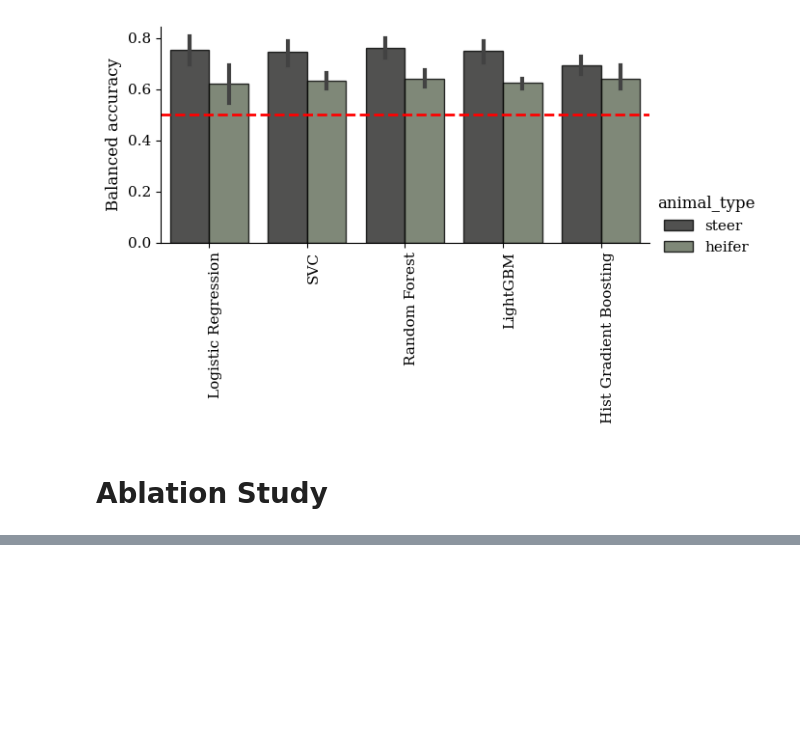
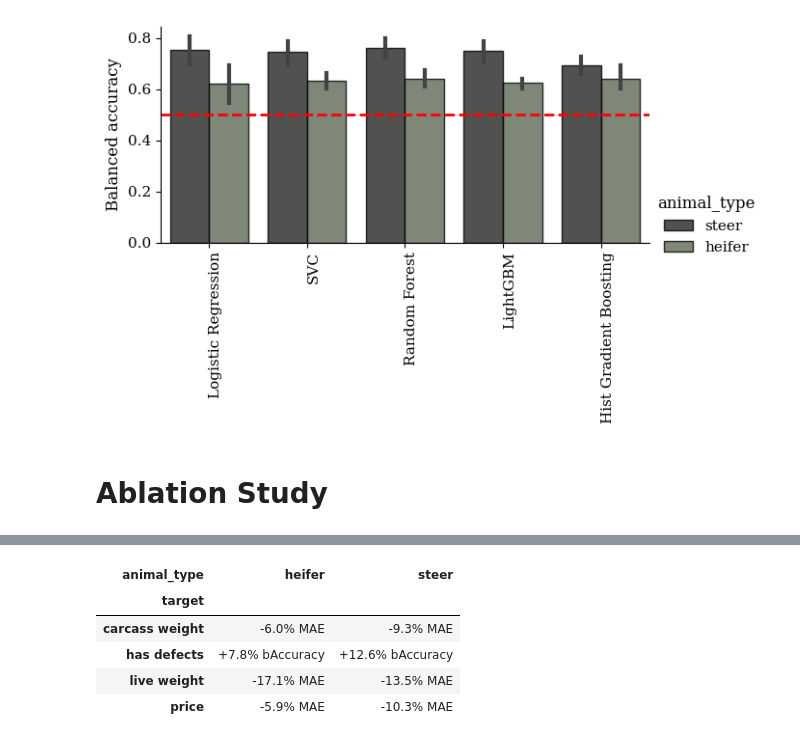
Before and after one commit to KatDost/Weather-CattleHealth, a Jupyter notebook: beef_predictive_modelling.ipynb, the cells around one changed output, grey strips where cells are left out. Cells and saved outputs as stored; diff of their text form; code cells hidden in the pictures; blank space fills up the shorter version.

```diff
--- a/beef_predictive_modelling.ipynb
+++ b/beef_predictive_modelling.ipynb
@@ -674,0 +834,33 @@ Completed Non-weather + weather | price
+# %%
+reg = pd.read_csv("results/cv_results_elasticnet_ablation.csv")
+reg = reg[(reg["evaluated_on (Train/Test)"] == "Test") & (reg["measure (MAE/MSE)"] == "MAE")]
+
+reg = (reg.groupby(["target", "animal_type", "feature_set"])["Error"].mean()
+       .unstack()
+       .reset_index())
+reg["value"] = (reg["Non-weather + weather"] - reg["Non-weather only"]) / reg["Non-weather only"] * 100
+reg["value"] = reg["value"].map(lambda x: f"{x:+.1f}% MAE")
+
+clf = pd.read_csv("results/cv_results_defect_ablation.csv")
+clf = clf[(clf["evaluated_on (Train/Test)"] == "Test") & (clf["measure"] == "Balanced Accuracy")]
+
+clf = (clf.groupby(["target", "animal_type", "feature_set"])["Score"].mean()
+       .unstack()
+       .reset_index())
+clf["value"] = (clf["Non-weather + weather"] - clf["Non-weather only"]) / clf["Non-weather only"] * 100
+clf["value"] = clf["value"].map(lambda x: f"{x:+.1f}% bAccuracy")
+
+ablation_table = pd.concat([
+    reg[["target", "animal_type", "value"]],
+    clf[["target", "animal_type", "value"]],
+])
+
+ablation_table = ablation_table.pivot(index="target", columns="animal_type", values="value")
+ablation_table
+# %% [output]
+| animal_type | heifer | steer |
+| target |  |  |
+| carcass weight | -6.0% MAE | -9.3% MAE |
+| has defects | +7.8% bAccuracy | +12.6% bAccuracy |
+| live weight | -17.1% MAE | -13.5% MAE |
+| price | -5.9% MAE | -10.3% MAE |
```
Also changed, not shown: parts of 8 cells of this notebook, 9 other files.
